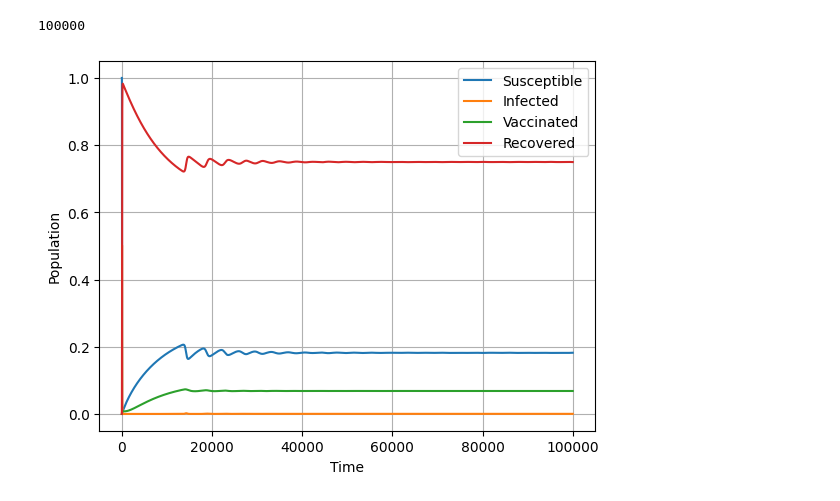
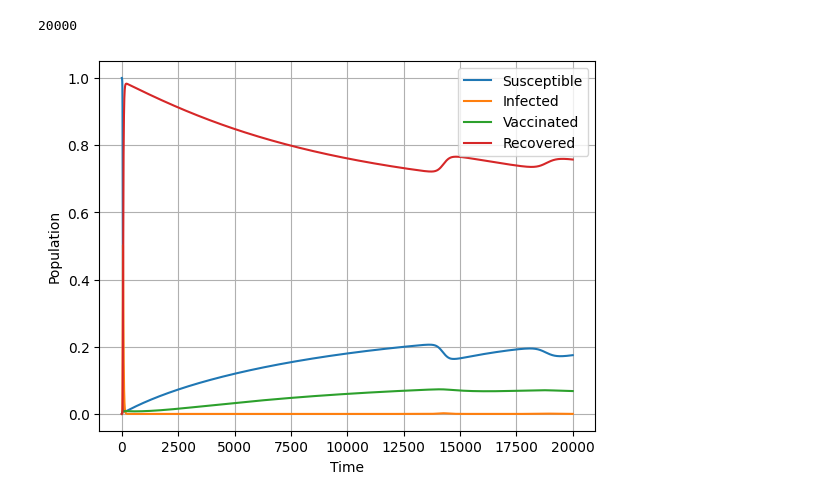
Before and after one commit to Dhruvit-Kevadiya/SIVR_MODEL, a Jupyter notebook: SIVR MODEL.ipynb, the cells around one changed output. Drawn from its saved outputs; the diff is of its cells as text; code cells hidden in the pictures.

```diff
--- a/SIVR MODEL.ipynb
+++ b/SIVR MODEL.ipynb
@@ -11,7 +11,7 @@ I0, R0, V0 = 0.0001, 0, 0
 S0 = N - I0 - R0 - V0
 
 # Model parameters
-alpha=  0.03             #Birth rate
+alpha=  0.000035342      #Birth rate
 beta = 0.03              #Infection per day
 omega= 0.00020185        #Rate of first dose of vacination
 gamma= 0.0476            #Recovered rate
@@ -58,5 +60,5 @@ plt.show()
 # %%
-def plotgrap(alpha,beta,gamma,mu,roh,psi,omega):
+def plotgrap(alpha,beta,gamma,mu,roh,psi,omega,t):
     sol = odeint(model, y0, t, args=(alpha ,beta, gamma, mu, roh, psi, omega))
 
     # Extract the results
@@ -95,6 +102,8 @@ gamma= 0.0476           #Recovered rate
 roh=  1/4380            #Time between first and second dose
 psi= 1/3650             #first dose wanes in immunitygit
 mu= 0.000035342
-S,I,V,R = plotgrap(alpha,beta,gamma,mu,roh,psi,omega)
+n = 40000
+t = np.linspace(0, n, n)
+S,I,V,R= plotgrap(alpha,beta,gamma,mu,roh,psi,omega,t)
 
 # Basic Reproduction Number (R0>0)
@@ -119,7 +130,7 @@ roh=  1/4380            #Time between first and second dose
 psi= 1/3650             #first dose wanes in immunity
 mu= 0.000035342
 # A grid of time points (in days)
-n = 100000
+n = 20000
 t = np.linspace(0, n, n)
 
 # The SIR model differential equations.
@@ -138,39 +149,38 @@ y0 = S0, I0, V0, R0
 # S, I, R, v = sol.T
 sol1 = solve_ivp(model,(0,n),y0,t_eval=t,method="RK45",args=(alpha ,beta, gamma, mu, roh, psi, omega))
 sol = sol1['y']
-#DFSDFSDFSDFSDSDFSDFSDFG
 # print(sol)
 
 
 
 # Extract the results
 S = sol[0]
 I = sol[1]
 V = sol[2]
 R = sol[3]
 print(len(S))
 
 # Plot the results
 plt.plot(S, label='Susceptible')
 plt.plot(I, label='Infected')
 plt.plot(V, label='Vaccinated')
 plt.plot(R, label='Recovered')
 plt.xlabel('Time')
 plt.ylabel('Population')
 plt.legend()
 plt.grid(True)
 plt.show()
 
 
 print(max(S))
 print(max(I))
 print(max(R))
 print(max(V))
 print("min S", min(S))
 print("min R", min(R))
 print("min I", min(I))
 print("min V",min(V))
 # %% [output]
-100000
+20000
-[figure, old version]
+[figure, new version]
 0.9999
```
Also changed, not shown: parts of 6 cells of this notebook, 2 other files.
